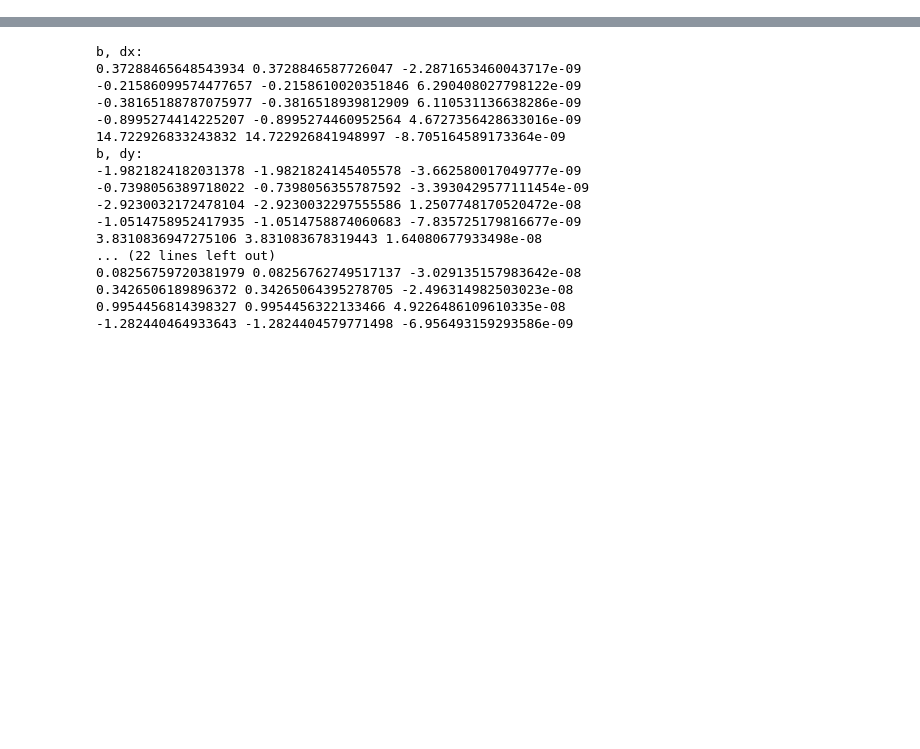
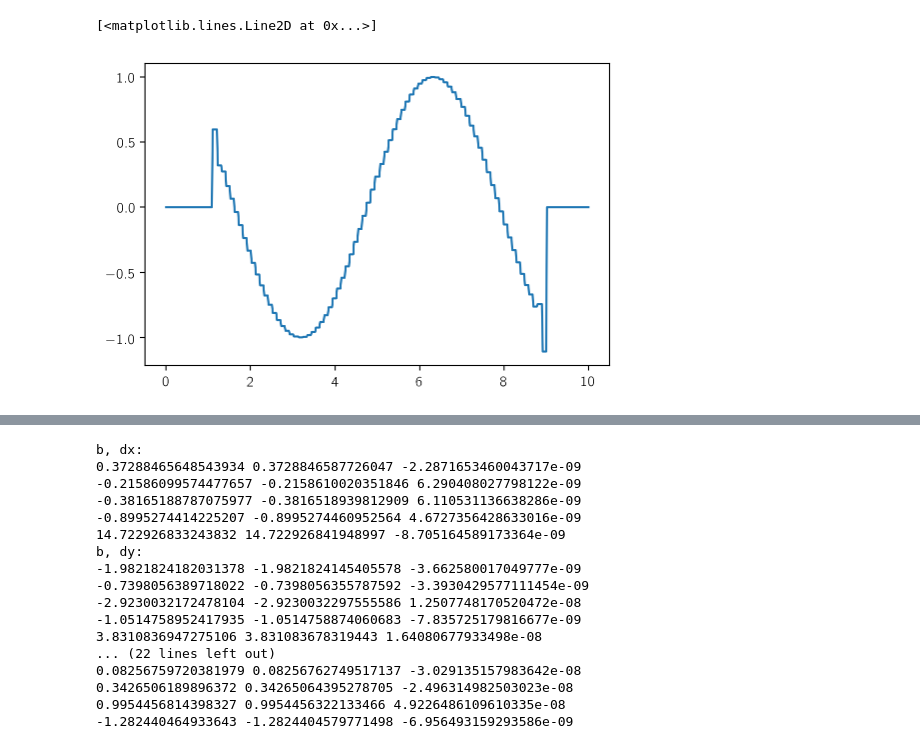
Before and after one commit to exoplanet-dev/exoplanet, a Jupyter notebook: papers/exoplanet/notebooks/cubic.ipynb, the cells around one changed output, grey strips where cells are left out. Saved outputs shown, nothing was run; the diff lists cells and outputs as text; code cells hidden in the pictures; blank space fills up the shorter version.

```diff
--- a/papers/exoplanet/notebooks/cubic.ipynb
+++ b/papers/exoplanet/notebooks/cubic.ipynb
@@ -9,0 +236,5 @@ import matplotlib.pyplot as plt
+# %%
+plt.plot(t, tf.gather(b_ext, inds).eval())
+# %% [output]
+[<matplotlib.lines.Line2D at 0x...>]
+[figure, added]
```
Also changed, not shown: parts of 16 cells of this notebook, 10 other files.
